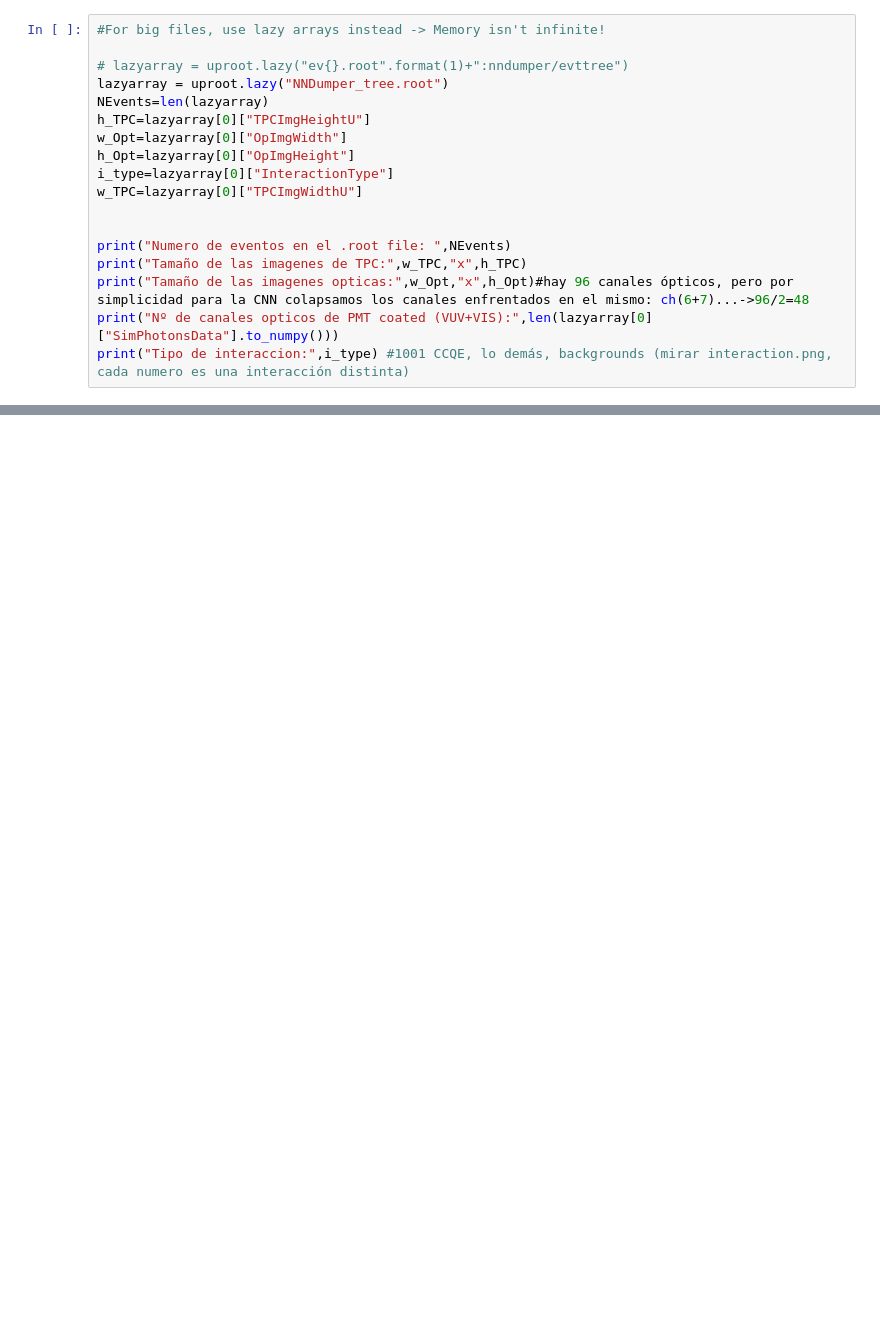
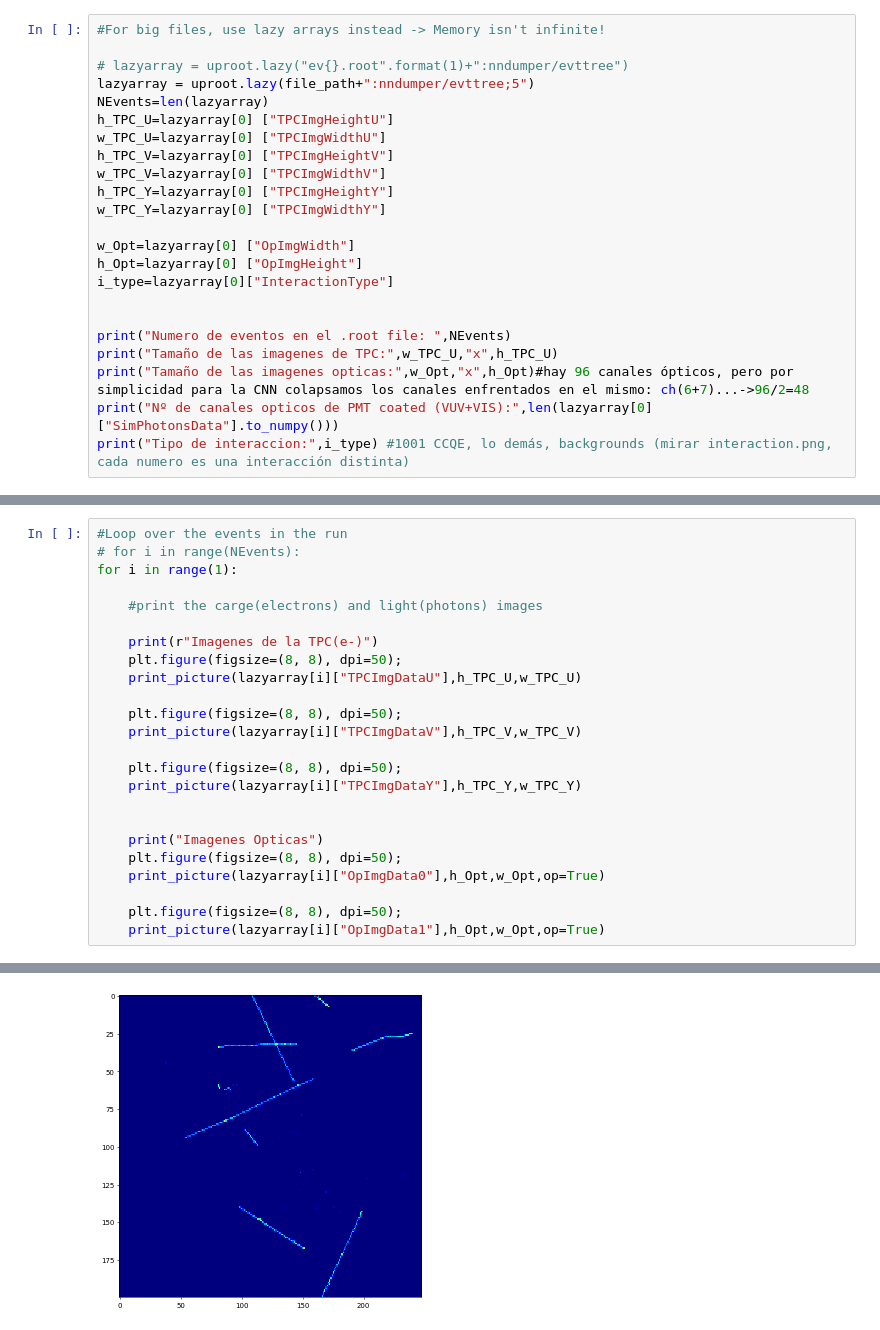
Before and after one commit to CIEMAT-Neutrino/LArSoftDumper, a Jupyter notebook: Test1.ipynb, the cells around one changed output, grey strips where cells are left out. Drawn from its saved outputs; the diff is of its cells as text; blank space fills up the shorter version.

```diff
--- a/Test1.ipynb
+++ b/Test1.ipynb
@@ -31,17 +34,22 @@ SimPhotonsData       | std::vector<int32_t>     | AsJagged(AsDtype('>i4'), he...
 #For big files, use lazy arrays instead -> Memory isn't infinite!
 
 # lazyarray = uproot.lazy("ev{}.root".format(1)+":nndumper/evttree")
-lazyarray = uproot.lazy("NNDumper_tree.root")
+lazyarray = uproot.lazy(file_path+":nndumper/evttree;5")
 NEvents=len(lazyarray)
-h_TPC=lazyarray[0]["TPCImgHeightU"]
-w_Opt=lazyarray[0]["OpImgWidth"]
-h_Opt=lazyarray[0]["OpImgHeight"]
+h_TPC_U=lazyarray[0] ["TPCImgHeightU"]
+w_TPC_U=lazyarray[0] ["TPCImgWidthU"]
+h_TPC_V=lazyarray[0] ["TPCImgHeightV"]
+w_TPC_V=lazyarray[0] ["TPCImgWidthV"]
+h_TPC_Y=lazyarray[0] ["TPCImgHeightY"]
+w_TPC_Y=lazyarray[0] ["TPCImgWidthY"]
+
+w_Opt=lazyarray[0] ["OpImgWidth"]
+h_Opt=lazyarray[0] ["OpImgHeight"]
 i_type=lazyarray[0]["InteractionType"]
-w_TPC=lazyarray[0]["TPCImgWidthU"]
 
 
 print("Numero de eventos en el .root file: ",NEvents)
-print("Tamaño de las imagenes de TPC:",w_TPC,"x",h_TPC)
+print("Tamaño de las imagenes de TPC:",w_TPC_U,"x",h_TPC_U)
 print("Tamaño de las imagenes opticas:",w_Opt,"x",h_Opt)#hay 96 canales ópticos, pero por simplicidad para la CNN colapsamos los canales enfrentados en el mismo: ch(6+7)...->96/2=48
 print("Nº de canales opticos de PMT coated (VUV+VIS):",len(lazyarray[0]["SimPhotonsData"].to_numpy()))
 print("Tipo de interaccion:",i_type) #1001 CCQE, lo demás, backgrounds (mirar interaction.png, cada numero es una interacción distinta)
@@ -91,0 +62,25 @@ Imagen Optica
+# %%
+#Loop over the events in the run
+# for i in range(NEvents):
+for i in range(1):
+
+    #print the carge(electrons) and light(photons) images
+
+    print(r"Imagenes de la TPC(e-)")
+    plt.figure(figsize=(8, 8), dpi=50);
+    print_picture(lazyarray[i]["TPCImgDataU"],h_TPC_U,w_TPC_U)
+
+    plt.figure(figsize=(8, 8), dpi=50);
+    print_picture(lazyarray[i]["TPCImgDataV"],h_TPC_V,w_TPC_V)
+
+    plt.figure(figsize=(8, 8), dpi=50);
+    print_picture(lazyarray[i]["TPCImgDataY"],h_TPC_Y,w_TPC_Y)
+
+
+    print("Imagenes Opticas")
+    plt.figure(figsize=(8, 8), dpi=50);
+    print_picture(lazyarray[i]["OpImgData0"],h_Opt,w_Opt,op=True)
+
+    plt.figure(figsize=(8, 8), dpi=50);
+    print_picture(lazyarray[i]["OpImgData1"],h_Opt,w_Opt,op=True)
+# %% [output]
@@ -91,0 +90 @@ Imagen Optica
+[figure, added]
```
Also changed, not shown: parts of 6 cells of this notebook, 1 other file.
